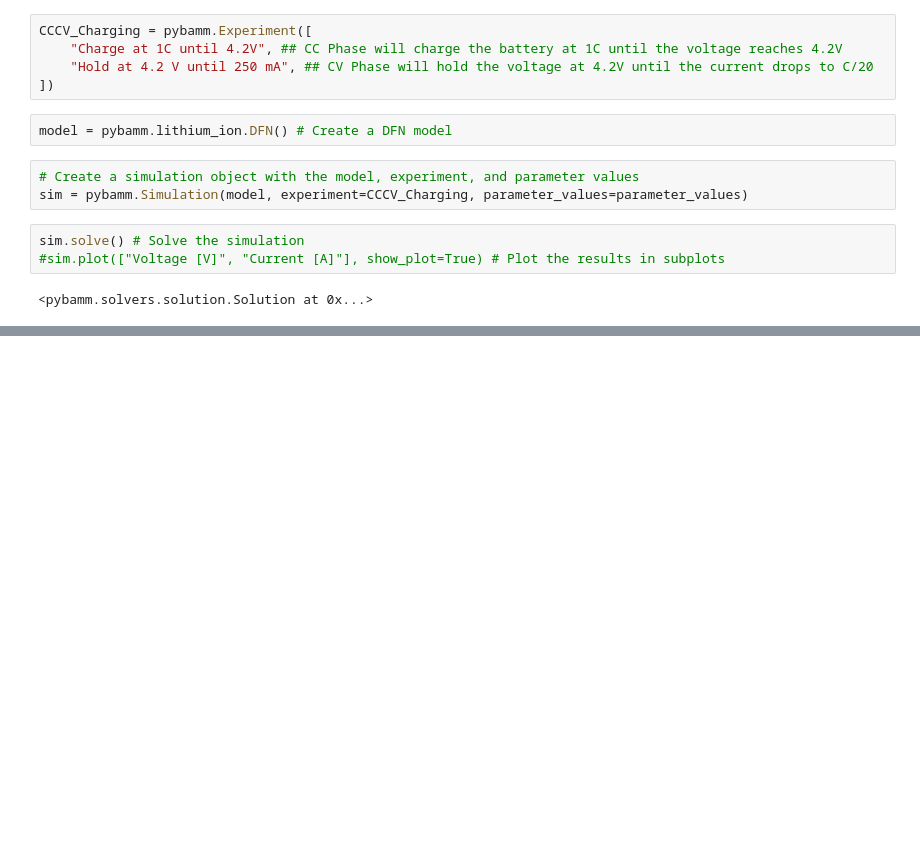
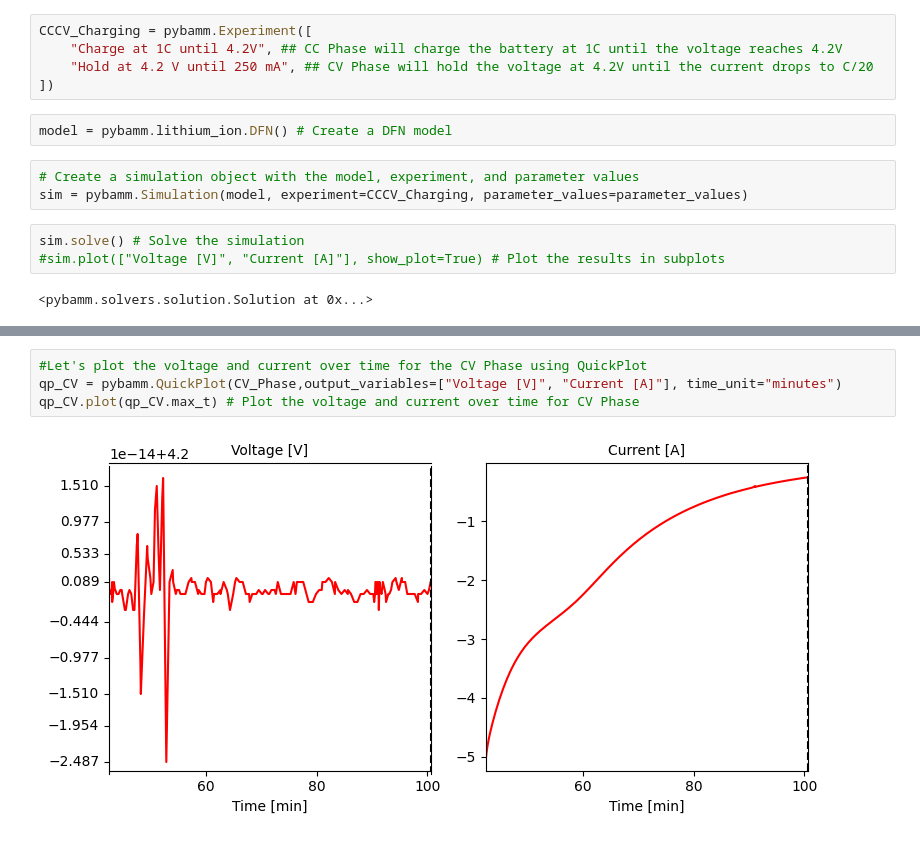
Before and after one commit to halbul01/Pybamm-Samples, a Jupyter notebook: 05_Run-Experiments_CCCV_02.ipynb, the cells around one changed output, grey strips where cells are left out. Drawn from its saved outputs; the diff is of its cells as text; blank space fills up the shorter version.

```diff
--- a/05_Run-Experiments_CCCV_02.ipynb
+++ b/05_Run-Experiments_CCCV_02.ipynb
@@ -50,3 +57,9 @@ qp_CC = pybamm.QuickPlot(CC_Phase,output_variables=["Voltage [V]", "Current [A]"
 qp_CC.plot(qp_CC.max_t) # Plot the voltage and current over time for CC Phase
 # %% [output]
 [figure]
+# %%
+#Let's plot the voltage and current over time for the CV Phase using QuickPlot
+qp_CV = pybamm.QuickPlot(CV_Phase,output_variables=["Voltage [V]", "Current [A]"], time_unit="minutes")
+qp_CV.plot(qp_CV.max_t) # Plot the voltage and current over time for CV Phase
+# %% [output]
+[figure, added]
```
Also changed, not shown: parts of 3 cells of this notebook.
